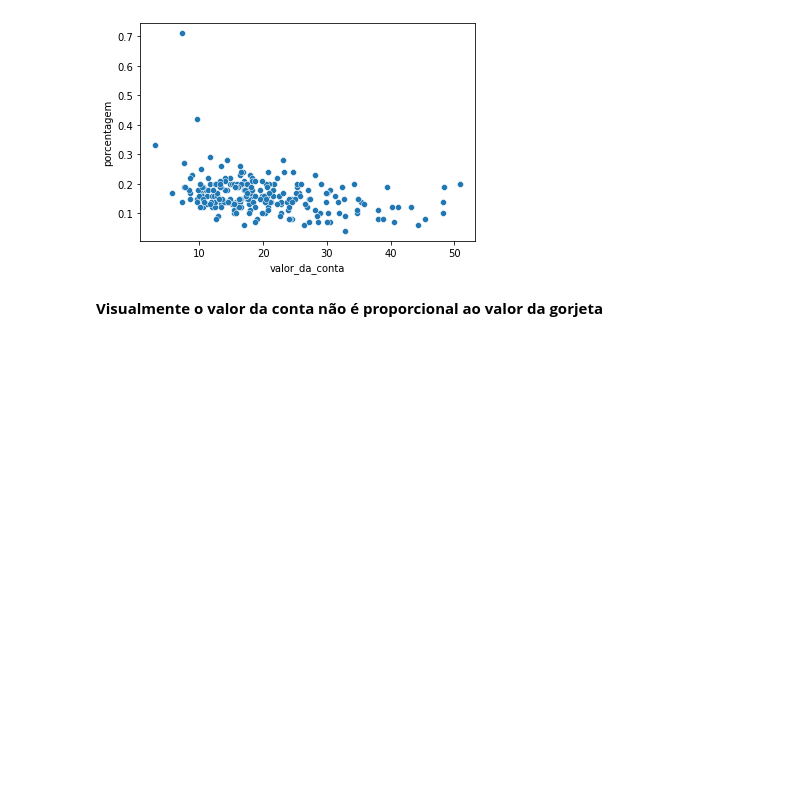
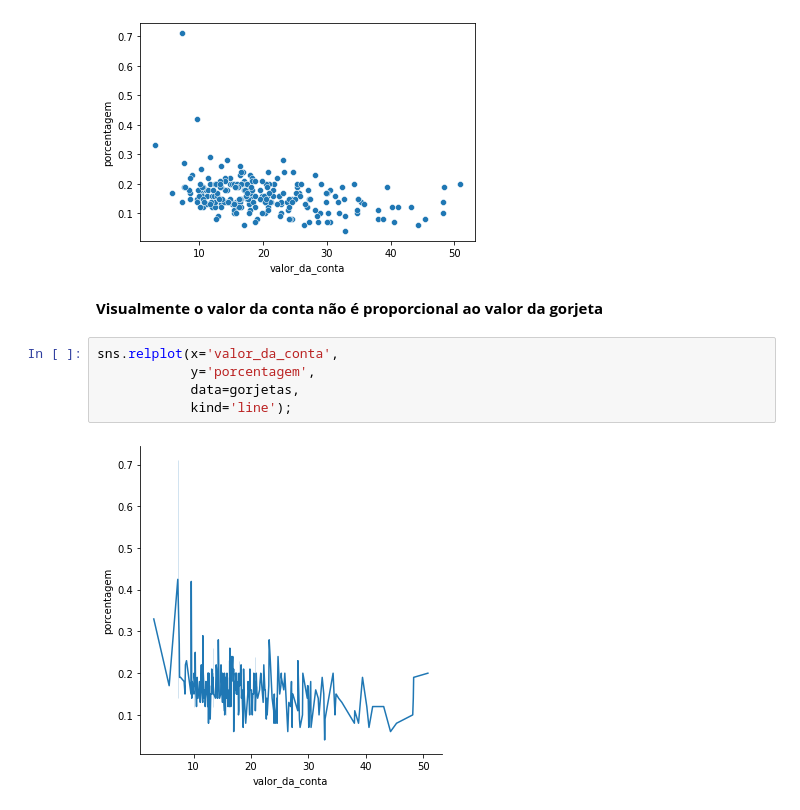
Before and after one commit to erikamarchi/data-visualization-explorando-com-seaborn, a Jupyter notebook: EDA_Gorjetas.ipynb, the cells around one changed output. Saved outputs shown, nothing was run; the diff lists cells and outputs as text; blank space fills up the shorter version.

Commit message:
Implementa outros  gráficos para auxiliar na análise do valor da compra com a gorjeta

```diff
--- a/EDA_Gorjetas.ipynb
+++ b/EDA_Gorjetas.ipynb
@@ -130,3 +130,10 @@ sns.scatterplot(x='valor_da_conta',
 [figure]
 # %% [markdown]
 **Visualmente o valor da conta não é proporcional ao valor da gorjeta**
+# %%
+sns.relplot(x='valor_da_conta',
+            y='porcentagem',
+            data=gorjetas,
+            kind='line');
+# %% [output]
+[figure, added]
```
Also changed, not shown: parts of 1 cell of this notebook.
